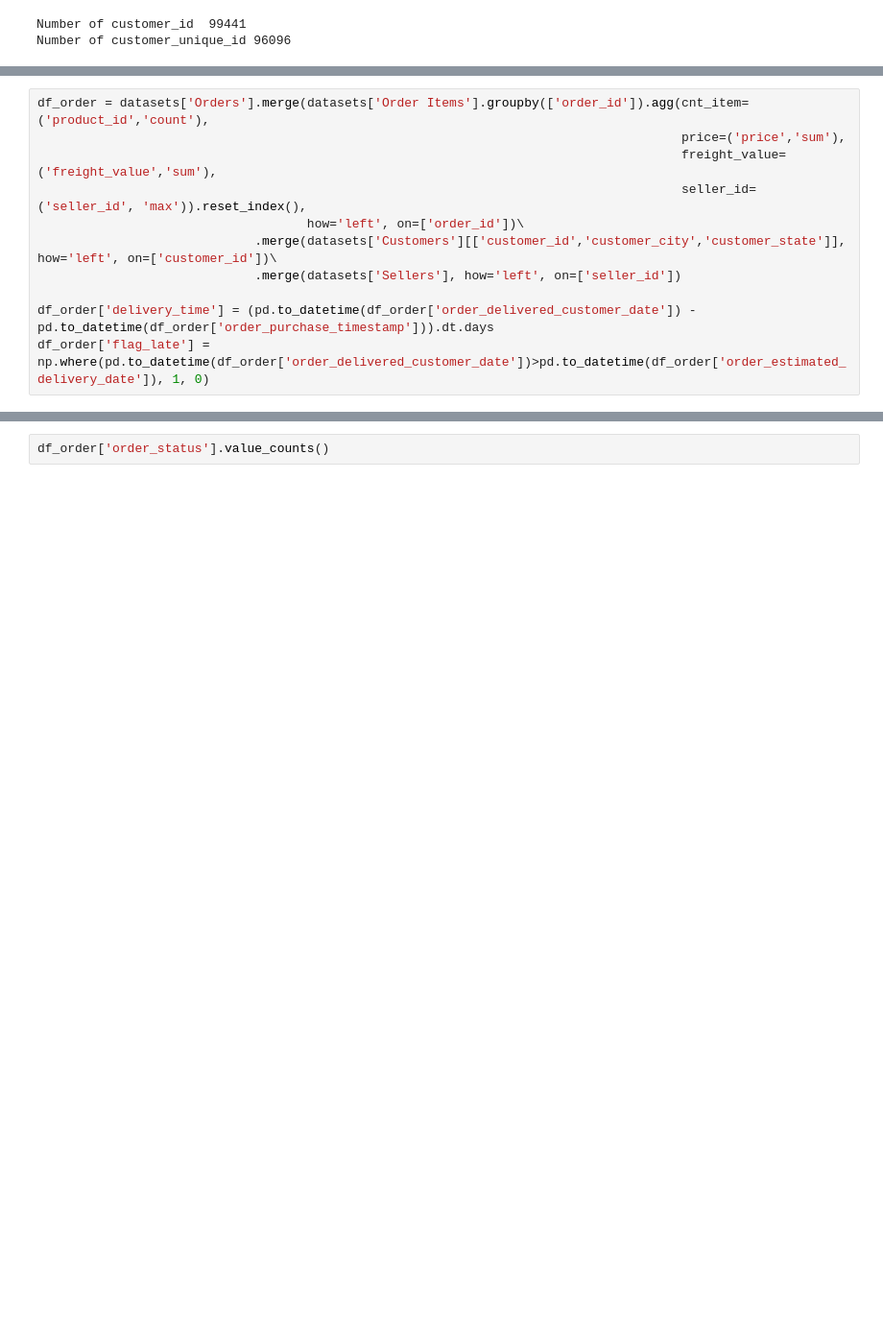
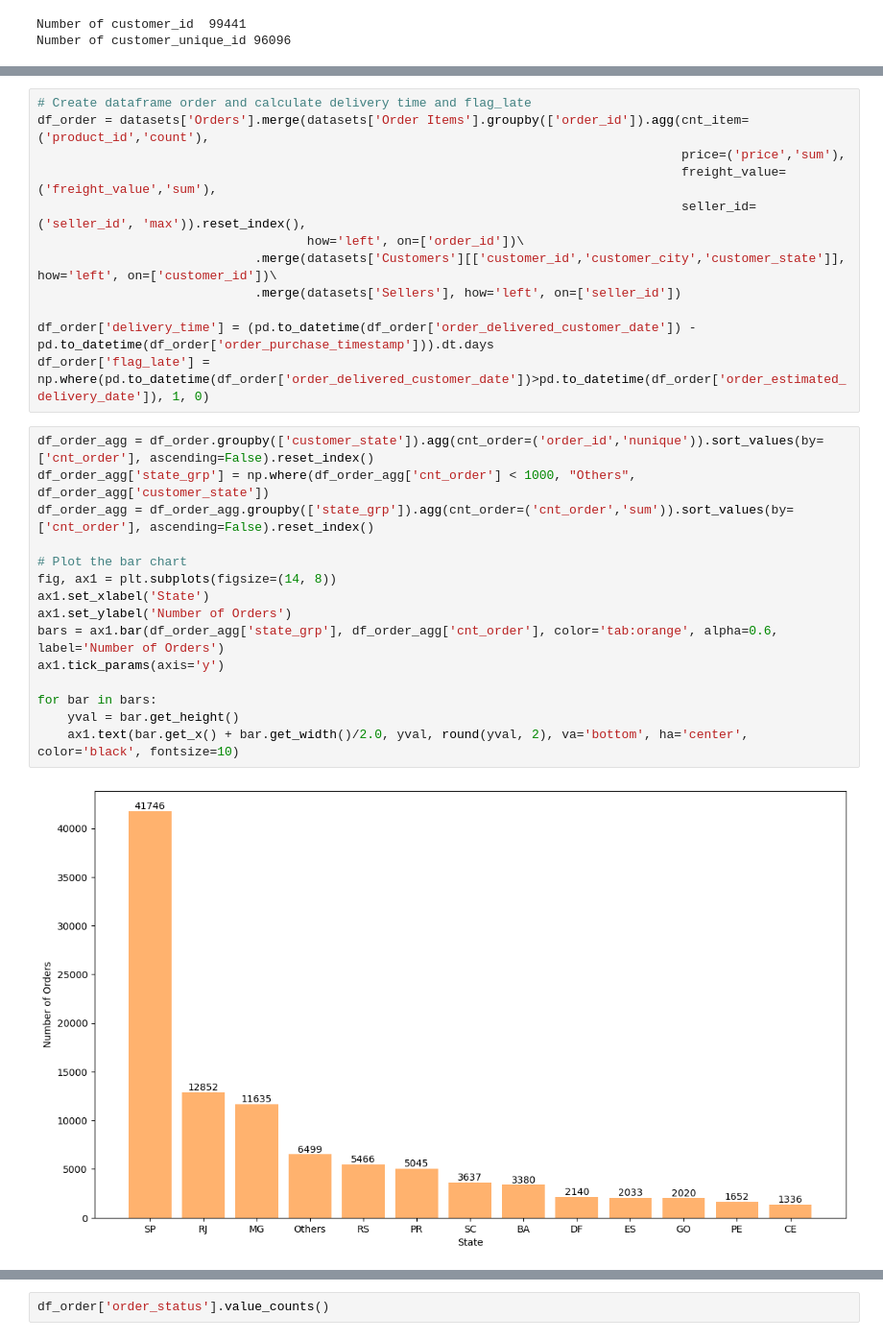
Before and after one commit to LongAiden/brazil_ecommerce_2020, a Jupyter notebook: brazil_ecommerce.ipynb, the cells around one changed output, grey strips where cells are left out. Shown at 96% size. Saved outputs shown, nothing was run; the diff lists cells and outputs as text; blank space fills up the shorter version.

```diff
--- a/brazil_ecommerce.ipynb
+++ b/brazil_ecommerce.ipynb
@@ -83,4 +74,5 @@ Number of customer_unique_id 96096
 # %%
+# Create dataframe order and calculate delivery time and flag_late
 df_order = datasets['Orders'].merge(datasets['Order Items'].groupby(['order_id']).agg(cnt_item=('product_id','count'),
                                                                                       price=('price','sum'),
                                                                                       freight_value=('freight_value','sum'),
@@ -91,3 +83,20 @@ df_order = datasets['Orders'].merge(datasets['Order Items'].groupby(['order_id']
 
 df_order['delivery_time'] = (pd.to_datetime(df_order['order_delivered_customer_date']) - pd.to_datetime(df_order['order_purchase_timestamp'])).dt.days
 df_order['flag_late'] = np.where(pd.to_datetime(df_order['order_delivered_customer_date'])>pd.to_datetime(df_order['order_estimated_delivery_date']), 1, 0)
+# %%
+df_order_agg = df_order.groupby(['customer_state']).agg(cnt_order=('order_id','nunique')).sort_values(by=['cnt_order'], ascending=False).reset_index()
+df_order_agg['state_grp'] = np.where(df_order_agg['cnt_order'] < 1000, "Others", df_order_agg['customer_state'])
+df_order_agg = df_order_agg.groupby(['state_grp']).agg(cnt_order=('cnt_order','sum')).sort_values(by=['cnt_order'], ascending=False).reset_index()
+
+# Plot the bar chart
+fig, ax1 = plt.subplots(figsize=(14, 8))
+ax1.set_xlabel('State')
+ax1.set_ylabel('Number of Orders')
+bars = ax1.bar(df_order_agg['state_grp'], df_order_agg['cnt_order'], color='tab:orange', alpha=0.6, label='Number of Orders')
+ax1.tick_params(axis='y')
+
+for bar in bars:
+    yval = bar.get_height()
+    ax1.text(bar.get_x() + bar.get_width()/2.0, yval, round(yval, 2), va='bottom', ha='center', color='black', fontsize=10)
+# %% [output]
+[figure, added]
```
Also changed, not shown: parts of 25 cells of this notebook.
